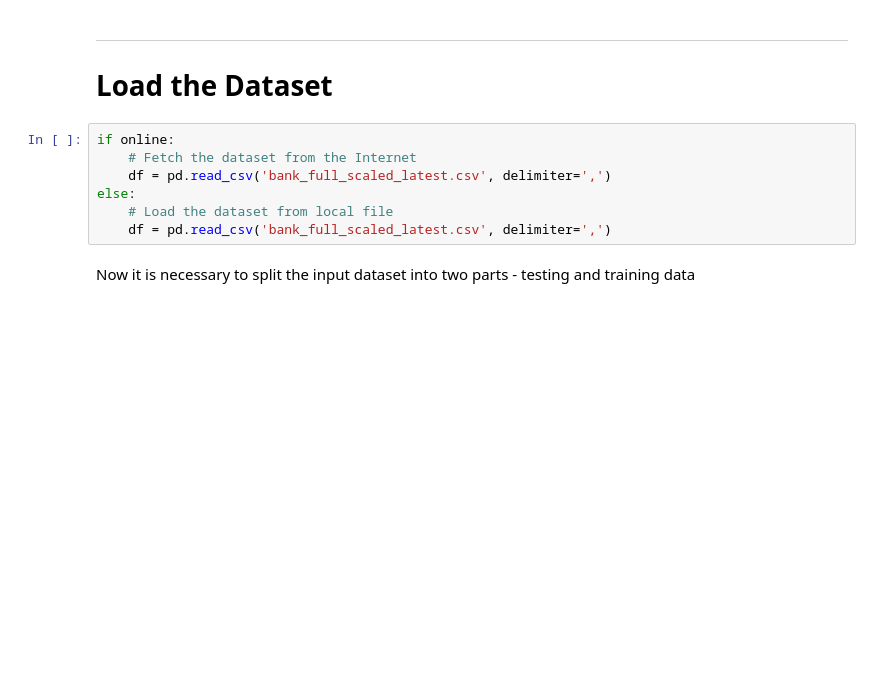
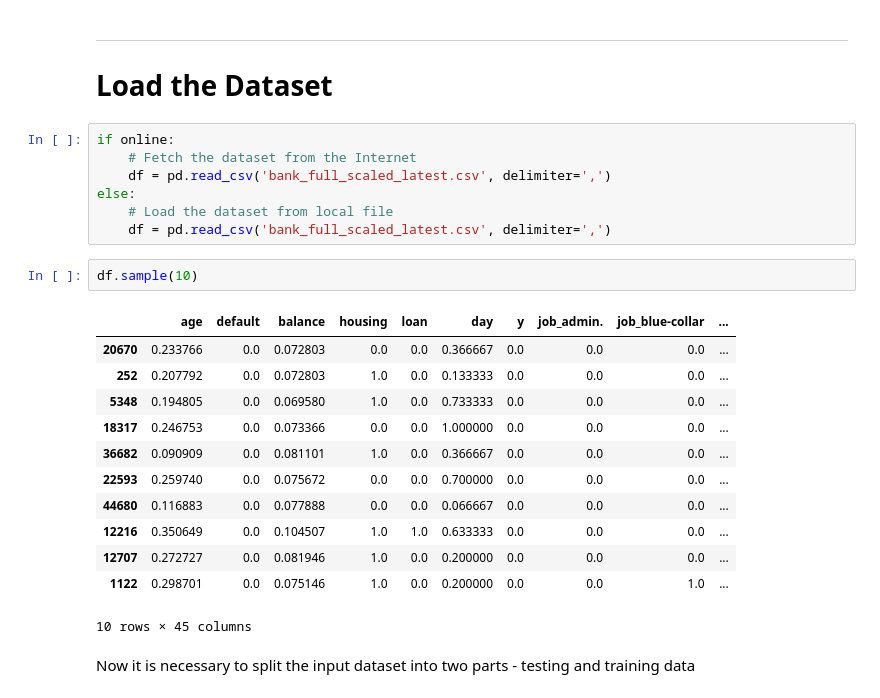
Before and after one commit to daemonchild/cardiffmet-dat6002-artificial-intelligence, a Jupyter notebook: assessment/part_2/2-From-Scratch-MLP.ipynb, the cells around one changed output. Drawn from its saved outputs; the diff is of its cells as text; blank space fills up the shorter version.

```diff
--- a/assessment/part_2/2-From-Scratch-MLP.ipynb
+++ b/assessment/part_2/2-From-Scratch-MLP.ipynb
@@ -166,6 +166,21 @@ if online:
 else:
     # Load the dataset from local file
     df = pd.read_csv('bank_full_scaled_latest.csv', delimiter=',')
+# %%
+df.sample(10)
+# %% [output]
+|  | age | default | balance | housing | loan | day | y | job_admin. | job_blue-collar | ... |
+| 20670 | 0.233766 | 0.0 | 0.072803 | 0.0 | 0.0 | 0.366667 | 0.0 | 0.0 | 0.0 | ... |
+| 252 | 0.207792 | 0.0 | 0.072803 | 1.0 | 0.0 | 0.133333 | 0.0 | 0.0 | 0.0 | ... |
+| 5348 | 0.194805 | 0.0 | 0.069580 | 1.0 | 0.0 | 0.733333 | 0.0 | 0.0 | 0.0 | ... |
+| 18317 | 0.246753 | 0.0 | 0.073366 | 0.0 | 0.0 | 1.000000 | 0.0 | 0.0 | 0.0 | ... |
+| 36682 | 0.090909 | 0.0 | 0.081101 | 1.0 | 0.0 | 0.366667 | 0.0 | 0.0 | 0.0 | ... |
+| 22593 | 0.259740 | 0.0 | 0.075672 | 0.0 | 0.0 | 0.700000 | 0.0 | 0.0 | 0.0 | ... |
+| 44680 | 0.116883 | 0.0 | 0.077888 | 0.0 | 0.0 | 0.066667 | 0.0 | 0.0 | 0.0 | ... |
+| 12216 | 0.350649 | 0.0 | 0.104507 | 1.0 | 1.0 | 0.633333 | 0.0 | 0.0 | 0.0 | ... |
+| 12707 | 0.272727 | 0.0 | 0.081946 | 1.0 | 0.0 | 0.200000 | 0.0 | 0.0 | 0.0 | ... |
+| 1122 | 0.298701 | 0.0 | 0.075146 | 1.0 | 0.0 | 0.200000 | 0.0 | 0.0 | 1.0 | ... |
+10 rows × 45 columns
 # %% [markdown]
 Now it is necessary to split the input dataset into two parts - testing and training data
 # %%
```
Also changed, not shown: parts of 20 cells of this notebook, 5 other files.
